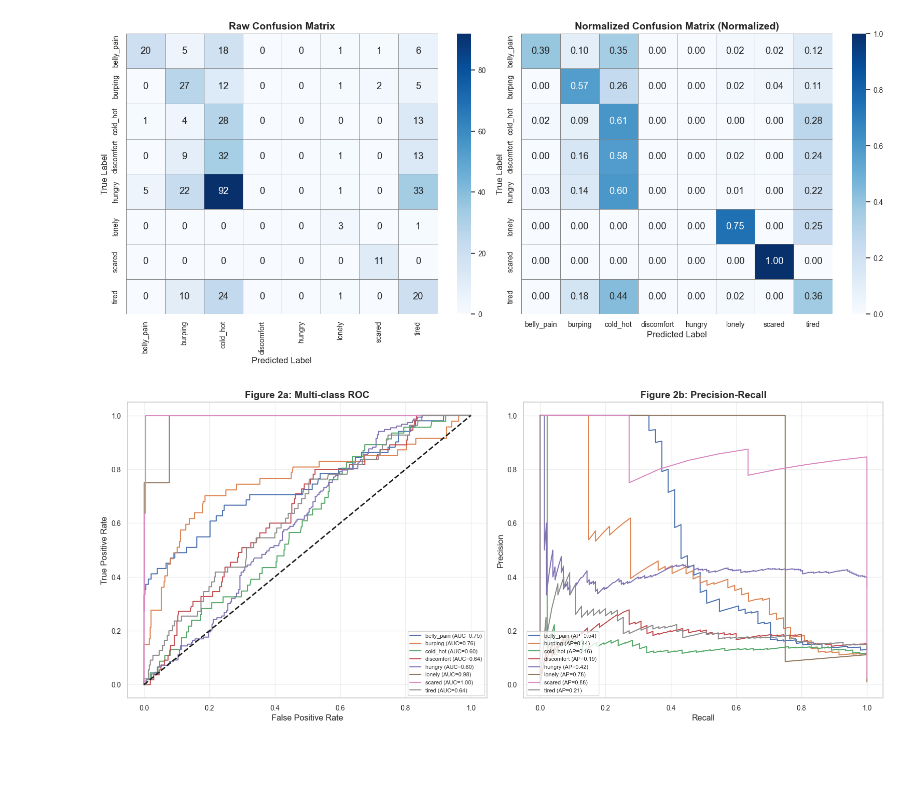
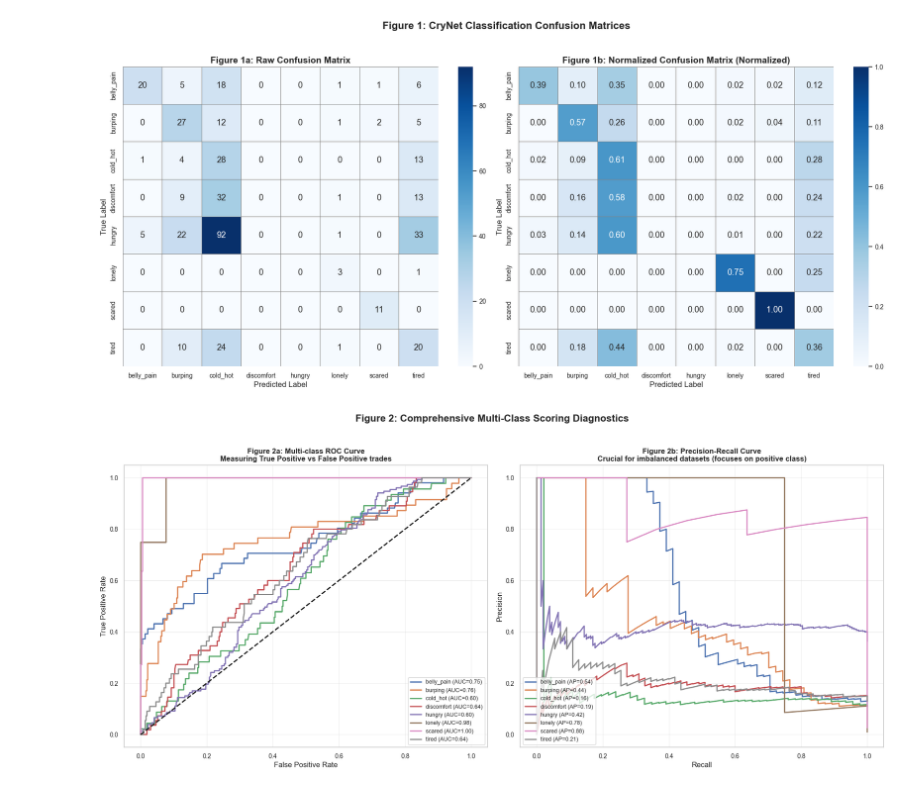
Before and after one commit to sainath2212/Infant-State-Recognition-System, a Jupyter notebook: notebooks/10_dl_evaluation.ipynb, the cells around one changed output. Saved outputs shown, nothing was run; the diff lists cells and outputs as text; code cells hidden in the pictures; blank space fills up the shorter version.

```diff
--- a/notebooks/10_dl_evaluation.ipynb
+++ b/notebooks/10_dl_evaluation.ipynb
@@ -78,0 +53,24 @@ Macro F1-Score: 35.39%
+# %%
+# Instantiate the full CryNet target architecture
+model = CryNet(n_classes=len(label_names))
+weights_path = 'best_crynet.pth'
+
+if os.path.exists(weights_path):
+    ckpt = torch.load(weights_path, map_location=device, weights_only=False)
+    model.load_state_dict(ckpt['model_state_dict'])
+    print(f"Loaded pre-trained Full CryNet weights from {weights_path}")
+else:
+    print("WARNING: No checkpoint found. Using randomly initialized weights.")
+
+model = model.to(device)
+model.eval()
+
+# Execute complete evaluation pipeline across test set
+print("Executing robust evaluation across test set...")
+results = full_evaluation(model, test_loader, label_names, device=device)
+
+print(results['report_str'])
+print("\n=======================================================")
+print(f"OVERALL CRYNET ACCURACY: {results['metrics']['accuracy']*100:.2f}%")
+print(f"OVERALL MACRO F1-SCORE: {results['metrics']['f1_macro']*100:.2f}%")
+print("=======================================================")
@@ -79,46 +95,52 @@ Macro F1-Score: 35.39%
 # %%
 # ============================================================
-# Figure 1: Confusion Matrices
+# Figure 1: Model Confusion Matrices (Raw and Normalized)
 # ============================================================
 
-fig, (ax1, ax2) = plt.subplots(1, 2, figsize=(16, 7))
+fig, (ax1, ax2) = plt.subplots(1, 2, figsize=(18, 8))
 cm = results['confusion_matrix']
-plot_confusion_matrix(cm, label_names, title="Raw Confusion Matrix", normalize=False, ax=ax1)
-plot_confusion_matrix(cm, label_names, title="Normalized Confusion Matrix", normalize=True, ax=ax2)
+
+plot_confusion_matrix(cm, label_names, title="Figure 1a: Raw Confusion Matrix", normalize=False, ax=ax1)
+plot_confusion_matrix(cm, label_names, title="Figure 1b: Normalized Confusion Matrix", normalize=True, ax=ax2)
+
+plt.suptitle("Figure 1: CryNet Classification Confusion Matrices", fontsize=16, fontweight='bold', y=1.02)
 plt.tight_layout()
 plt.show()
 # %% [output]
-[figure, old version]
+[figure, new version]
 # %%
 # ============================================================
-# Figure 2: ROC and PR Curves
+# Figure 2: ROC and Precision-Recall Curves
 # ============================================================
 
 roc_data = compute_roc_curves(results['all_labels'], results['all_probs'], label_names)
 pr_data = compute_pr_curves(results['all_labels'], results['all_probs'], label_names)
 
-fig, (ax1, ax2) = plt.subplots(1, 2, figsize=(16, 7))
+fig, (ax1, ax2) = plt.subplots(1, 2, figsize=(18, 8))
 
+# ROC Curves
 for name in label_names:
-    ax1.plot(roc_data[name]['fpr'], roc_data[name]['tpr'],
+    ax1.plot(roc_data[name]['fpr'], roc_data[name]['tpr'], lw=2,
              label=name + " (AUC={:.2f})".format(roc_data[name]['auc']))
 ax1.plot([0, 1], [0, 1], 'k--', lw=2)
-ax1.set_xlabel('False Positive Rate')
-ax1.set_ylabel('True Positive Rate')
-ax1.set_title('Figure 2a: Multi-class ROC', fontweight='bold')
-ax1.legend(loc="lower right", fontsize=8)
+ax1.set_xlabel('False Positive Rate', fontsize=12)
+ax1.set_ylabel('True Positive Rate', fontsize=12)
+ax1.set_title('Figure 2a: Multi-class ROC Curve\nMeasuring True Positive vs False Positive trades', fontsize=12, fontweight='bold')
+ax1.legend(loc="lower right", fontsize=9)
 ax1.grid(True, alpha=0.3)
 
+# PR Curves
 for name in label_names:
-    ax2.plot(pr_data[name]['recall'], pr_data[name]['precision'],
+    ax2.plot(pr_data[name]['recall'], pr_data[name]['precision'], lw=2,
              label=name + " (AP={:.2f})".format(pr_data[name]['ap']))
-ax2.set_xlabel('Recall')
-ax2.set_ylabel('Precision')
-ax2.set_title('Figure 2b: Precision-Recall', fontweight='bold')
-ax2.legend(loc="lower left", fontsize=8)
+ax2.set_xlabel('Recall', fontsize=12)
+ax2.set_ylabel('Precision', fontsize=12)
+ax2.set_title('Figure 2b: Precision-Recall Curve\nCrucial for imbalanced datasets (focuses on positive class)', fontsize=12, fontweight='bold')
+ax2.legend(loc="lower left", fontsize=9)
 ax2.grid(True, alpha=0.3)
 
+plt.suptitle("Figure 2: Comprehensive Multi-Class Scoring Diagnostics", fontsize=16, fontweight='bold', y=1.02)
 plt.tight_layout()
 plt.show()
 # %% [output]
-[figure, old version]
+[figure, new version]
```
Also changed, not shown: parts of 10 cells of this notebook, 2 other files.
